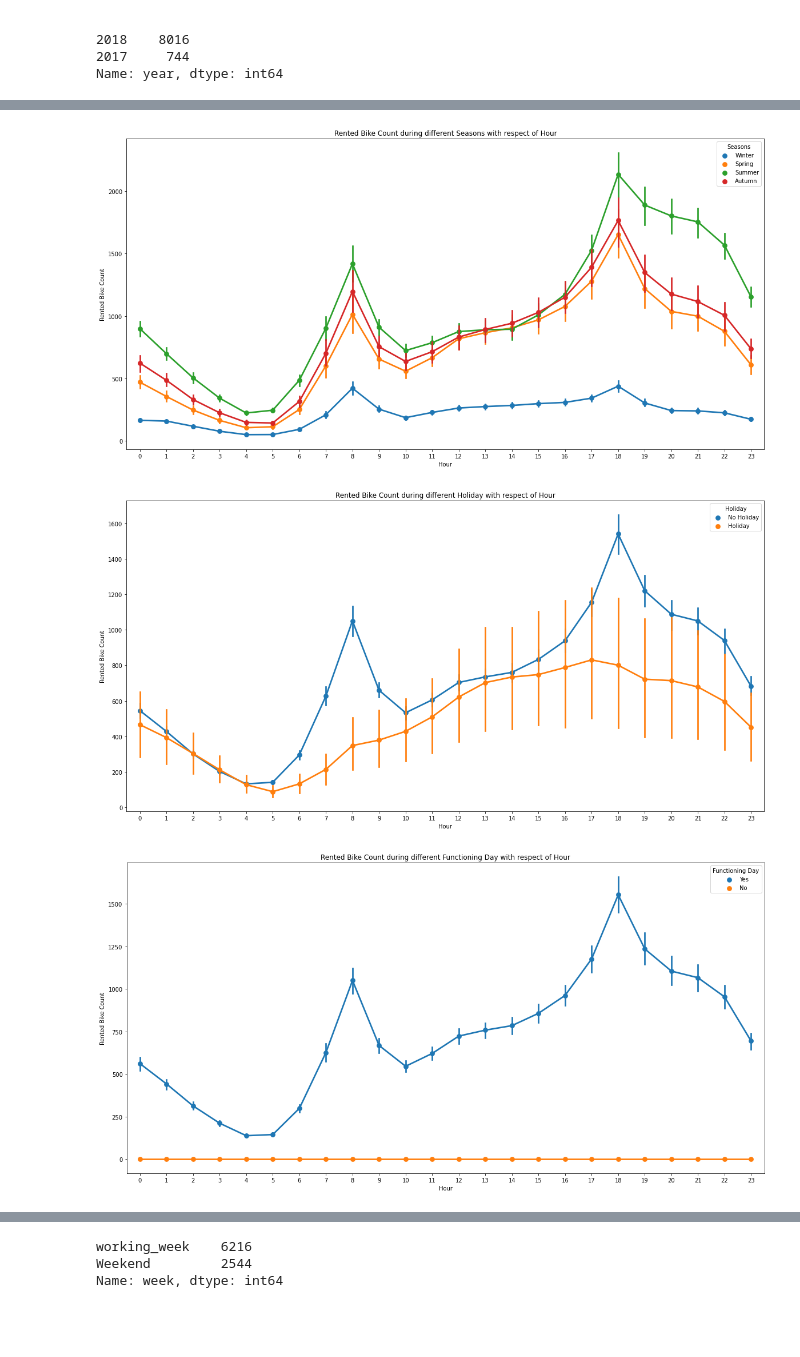
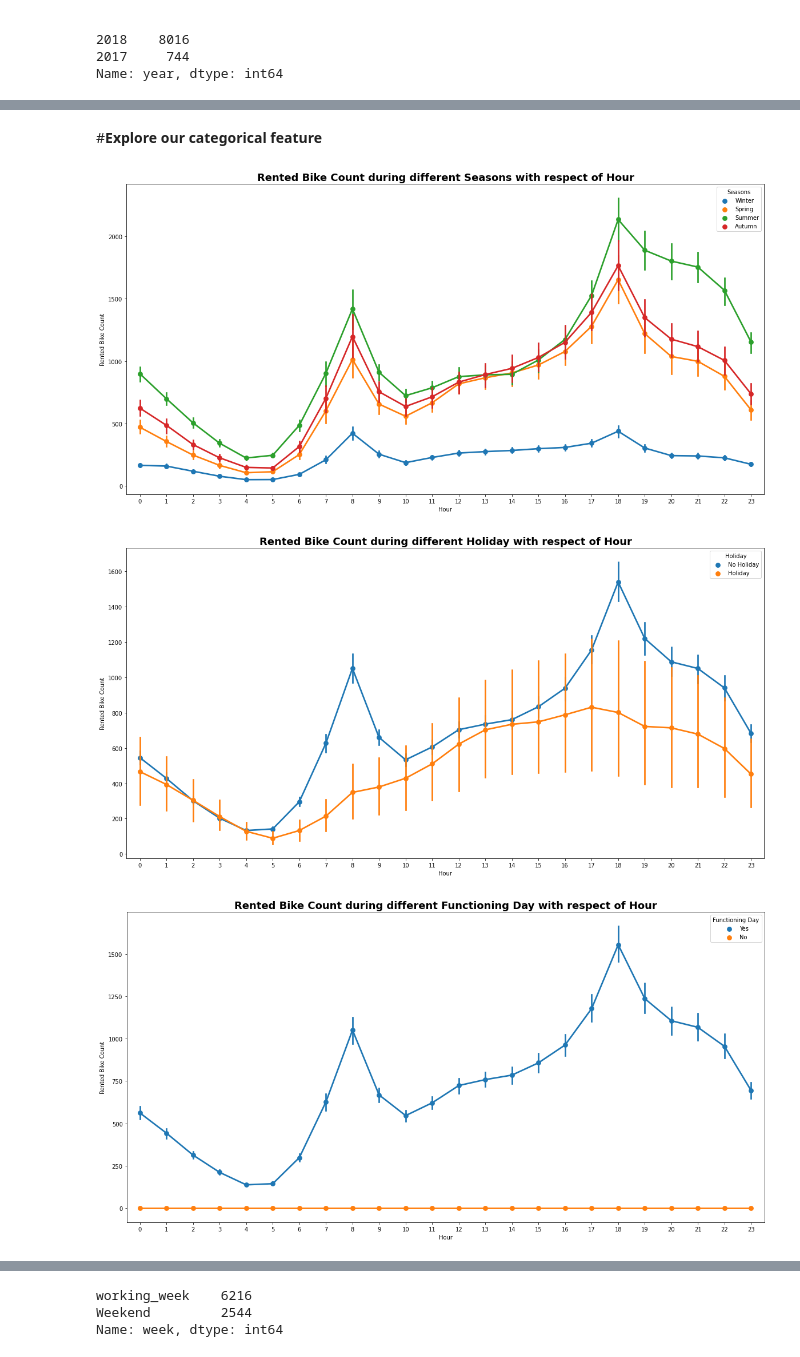
Before and after one commit to techsidh/seoul-bike-sharing-demand-prediction, a Jupyter notebook: Seoul_Bike_Sharing_Demand_Prediction.ipynb, the cells around one changed output, grey strips where cells are left out. Cells and saved outputs as stored; diff of their text form; code cells hidden in the pictures; blank space fills up the shorter version.

```diff
--- a/Seoul_Bike_Sharing_Demand_Prediction.ipynb
+++ b/Seoul_Bike_Sharing_Demand_Prediction.ipynb
@@ -241,6 +245,6 @@ Name: year, dtype: int64
 for i in categorical_features.columns:
   plt.figure(figsize = (12,7))
 
-  sns.barplot(df[i], df['Rented Bike Count']).set_title( i)
+  sns.barplot(df[i], df['Rented Bike Count']).set_title( i, fontdict = { 'fontsize': 18},weight= 'bold')
   plt.tight_layout()
 # %% [output]
@@ -261,6 +265,6 @@ for i in numeric_features.columns:
   plt.subplot(3,3,n)
   n=n+1
   sns.boxplot(df[i])
-  plt.title(i)
+  plt.title(i,  fontdict = {'fontsize': 15}, weight= 'bold')
   plt.tight_layout()
 # %% [output]
@@ -268,15 +272,17 @@ for i in numeric_features.columns:
+# %% [markdown]
+#**Explore our categorical feature**
 # %%
 # We create Point Plots with 'Rented Bike Count' during different Categorical Features with respect of 'Hour'
 
 for i in categorical_features.columns:
   if i == 'Hour':
     pass
   else:
     plt.figure(figsize=(20,10))
     sns.pointplot(x=df['Hour'],y=df['Rented Bike Count'],hue=df[i])
-    plt.title(f'Rented Bike Count during different {i} with respect of Hour')
+    plt.title(f'Rented Bike Count during different {i} with respect of Hour', fontdict = { 'fontsize': 18}, weight= 'bold')
   plt.show()
 # %% [output]
-[figure, old version]
+[figure, new version]
-[figure, old version]
+[figure, new version]
-[figure, old version]
+[figure, new version]
```
Also changed, not shown: parts of 38 cells of this notebook.
